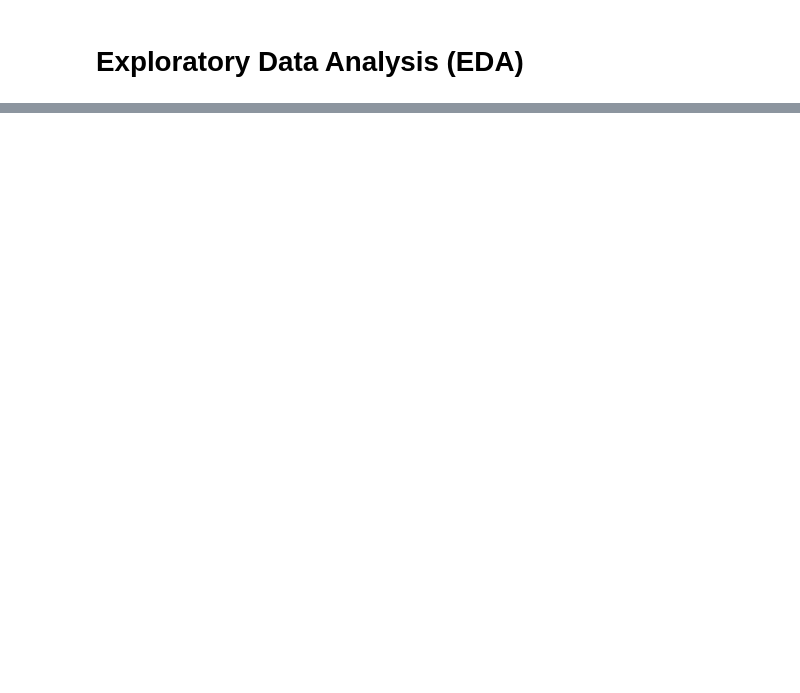
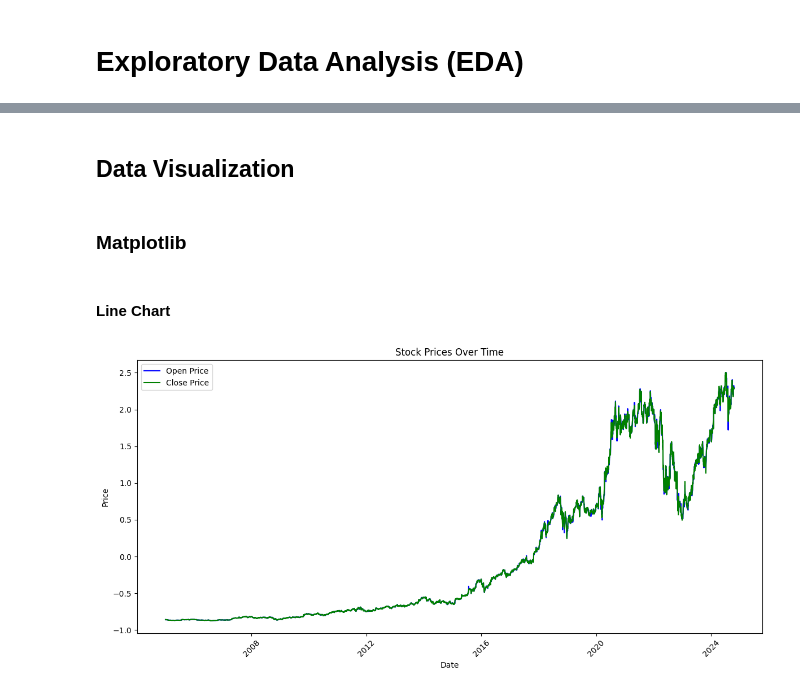
Before and after one commit to madhan96p/FAANG, a Jupyter notebook: Amazon.ipynb, the cells around one changed output, grey strips where cells are left out. Drawn from its saved outputs; the diff is of its cells as text; code cells hidden in the pictures; blank space fills up the shorter version.

```diff
--- a/Amazon.ipynb
+++ b/Amazon.ipynb
@@ -135,7 +204,6 @@ dd.drop(columns=['Is_Weekend'], inplace=True)
 ## Return Features
 *predicting future stock prices.*
 # %%
+dd['Prev_Close'] = dd['Close'].shift(1)
 dd.loc[dd['Date'] == '2005-01-03', 'Prev_Close'] = -0.857272 # First day has no previous close
 dd['Return'] = (dd['Close'] - dd['Prev_Close']) / dd['Prev_Close'] * 100
-# dd['Prev_Close'] = dd['Close'].shift(1)
-# dd.loc[dd['Date'] == '2005-01-03', 'Return'] = 0  # First day has no return -0.857272
@@ -227,0 +235,25 @@ dd.head(15)
+# %% [markdown]
+## Data Visualization
+# %% [markdown]
+### Matplotlib
+# %% [markdown]
+#### Line Chart
+# %%
+import matplotlib.pyplot as plt
+
+dd['Date'] = pd.to_datetime(dd['Date'])
+plt.figure(figsize=(12, 6))
+
+plt.plot(dd['Date'], dd['Open'], label='Open Price', color='blue')
+plt.plot(dd['Date'], dd['Close'], label='Close Price', color='green')
+
+plt.title('Stock Prices Over Time')
+plt.xlabel('Date')
+plt.ylabel('Price')
+plt.legend()
+plt.xticks(rotation=45)
+plt.tight_layout()
+
+plt.show()
+# %% [output]
+[figure, added]
```
Also changed, not shown: parts of 33 cells of this notebook.
